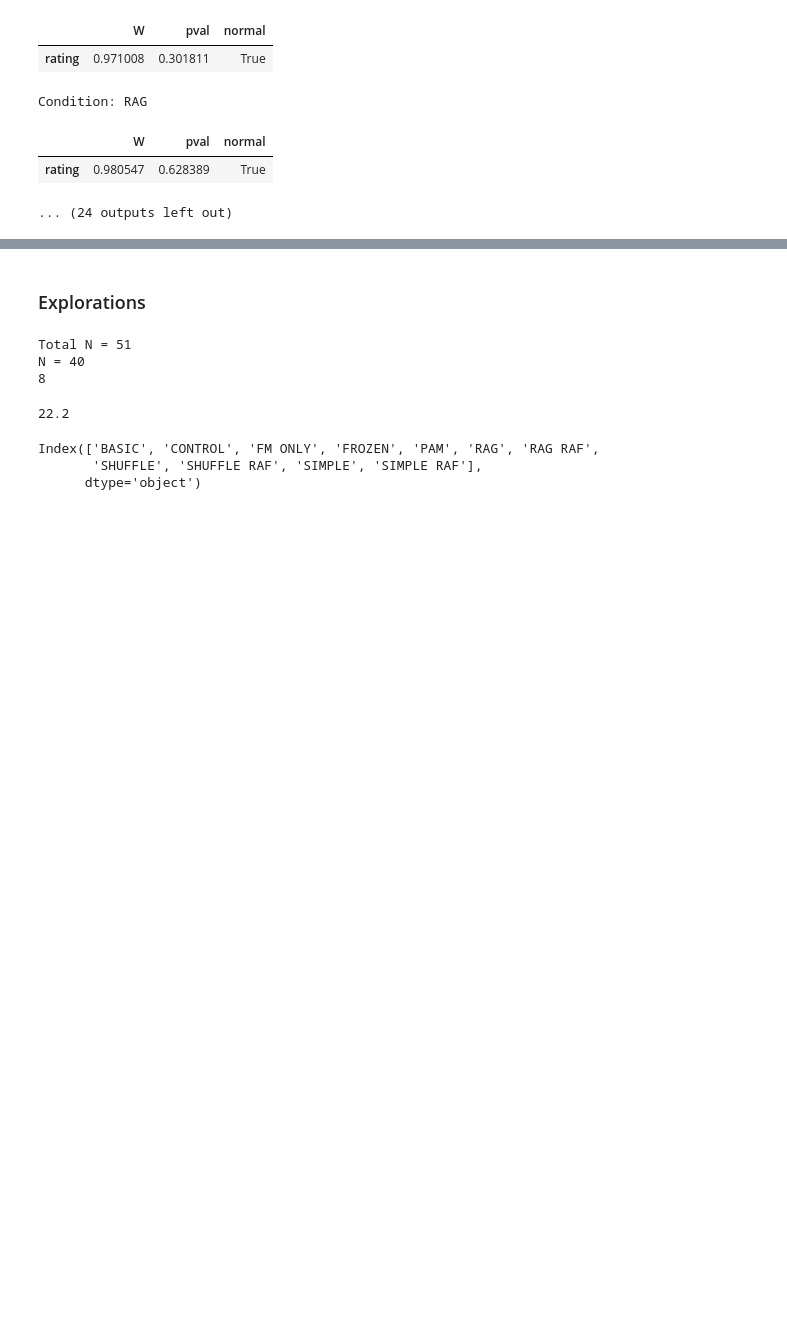
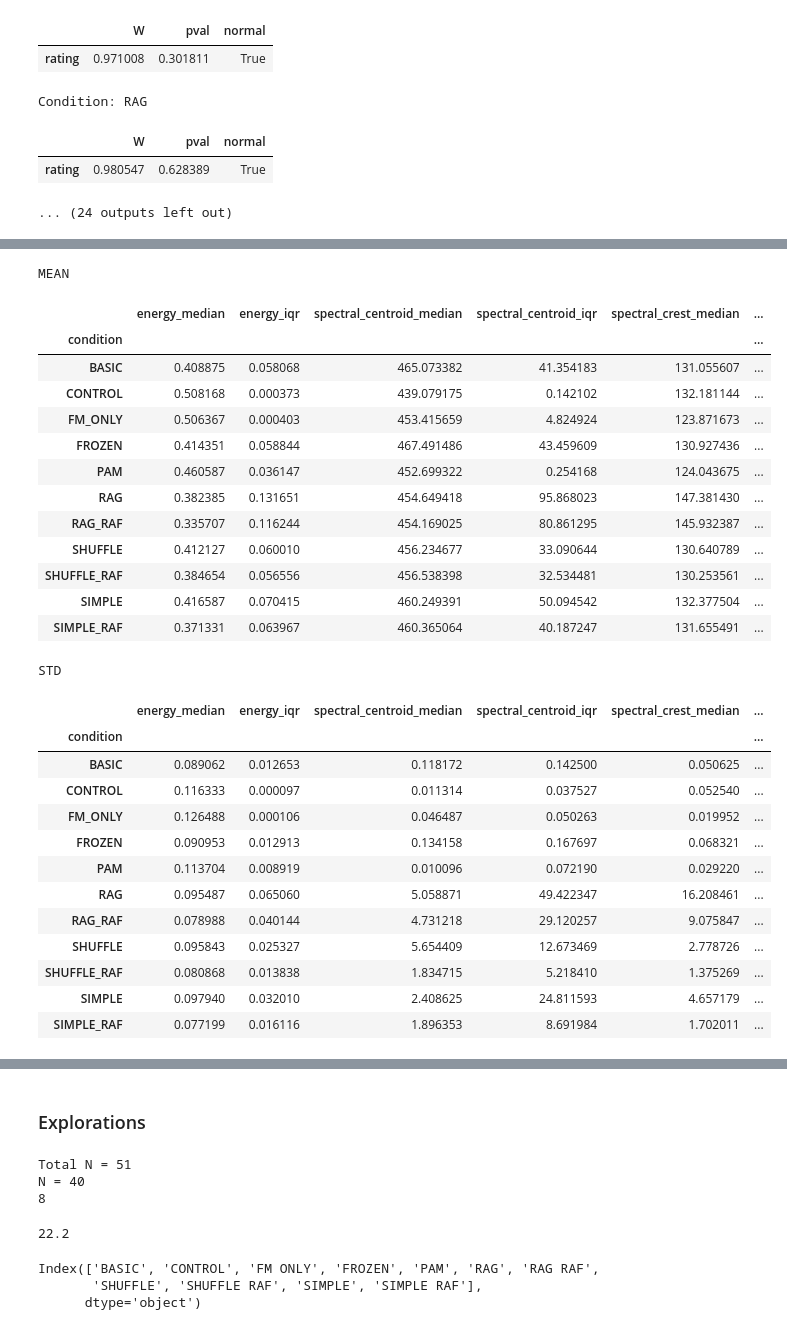
Before and after one commit to maxsolomonhenry/amp_mod, a Jupyter notebook: data/experimental_data_analysis.ipynb, the cells around one changed output, grey strips where cells are left out. Saved outputs shown, nothing was run; the diff lists cells and outputs as text; code cells hidden in the pictures; blank space fills up the shorter version.

```diff
--- a/data/experimental_data_analysis.ipynb
+++ b/data/experimental_data_analysis.ipynb
@@ -286,0 +338,40 @@ Condition: RAG
+# %%
+features = ['energy_median', 'energy_iqr','spectral_centroid_median',
+            'spectral_centroid_iqr','spectral_crest_median', 'spectral_crest_iqr',
+            'spectral_flatness_median', 'spectral_flatness_iqr','odd_even_ratio_median',
+            'odd_even_ratio_iqr']
+
+print('MEAN')
+display(df.groupby('condition')[features].mean())
+
+print('STD')
+display(df.groupby('condition')[features].std())
+# %% [output]
+MEAN
+|  | energy_median | energy_iqr | spectral_centroid_median | spectral_centroid_iqr | spectral_crest_median | ... |
+| condition |  |  |  |  |  | ... |
+| BASIC | 0.408875 | 0.058068 | 465.073382 | 41.354183 | 131.055607 | ... |
+| CONTROL | 0.508168 | 0.000373 | 439.079175 | 0.142102 | 132.181144 | ... |
+| FM_ONLY | 0.506367 | 0.000403 | 453.415659 | 4.824924 | 123.871673 | ... |
+| FROZEN | 0.414351 | 0.058844 | 467.491486 | 43.459609 | 130.927436 | ... |
+| PAM | 0.460587 | 0.036147 | 452.699322 | 0.254168 | 124.043675 | ... |
+| RAG | 0.382385 | 0.131651 | 454.649418 | 95.868023 | 147.381430 | ... |
+| RAG_RAF | 0.335707 | 0.116244 | 454.169025 | 80.861295 | 145.932387 | ... |
+| SHUFFLE | 0.412127 | 0.060010 | 456.234677 | 33.090644 | 130.640789 | ... |
+| SHUFFLE_RAF | 0.384654 | 0.056556 | 456.538398 | 32.534481 | 130.253561 | ... |
+| SIMPLE | 0.416587 | 0.070415 | 460.249391 | 50.094542 | 132.377504 | ... |
+| SIMPLE_RAF | 0.371331 | 0.063967 | 460.365064 | 40.187247 | 131.655491 | ... |
+STD
+|  | energy_median | energy_iqr | spectral_centroid_median | spectral_centroid_iqr | spectral_crest_median | ... |
+| condition |  |  |  |  |  | ... |
+| BASIC | 0.089062 | 0.012653 | 0.118172 | 0.142500 | 0.050625 | ... |
+| CONTROL | 0.116333 | 0.000097 | 0.011314 | 0.037527 | 0.052540 | ... |
+| FM_ONLY | 0.126488 | 0.000106 | 0.046487 | 0.050263 | 0.019952 | ... |
+| FROZEN | 0.090953 | 0.012913 | 0.134158 | 0.167697 | 0.068321 | ... |
+| PAM | 0.113704 | 0.008919 | 0.010096 | 0.072190 | 0.029220 | ... |
+| RAG | 0.095487 | 0.065060 | 5.058871 | 49.422347 | 16.208461 | ... |
+| RAG_RAF | 0.078988 | 0.040144 | 4.731218 | 29.120257 | 9.075847 | ... |
+| SHUFFLE | 0.095843 | 0.025327 | 5.654409 | 12.673469 | 2.778726 | ... |
+| SHUFFLE_RAF | 0.080868 | 0.013838 | 1.834715 | 5.218410 | 1.375269 | ... |
+| SIMPLE | 0.097940 | 0.032010 | 2.408625 | 24.811593 | 4.657179 | ... |
+| SIMPLE_RAF | 0.077199 | 0.016116 | 1.896353 | 8.691984 | 1.702011 | ... |
```
Also changed, not shown: parts of 9 cells of this notebook, 4 other files.
